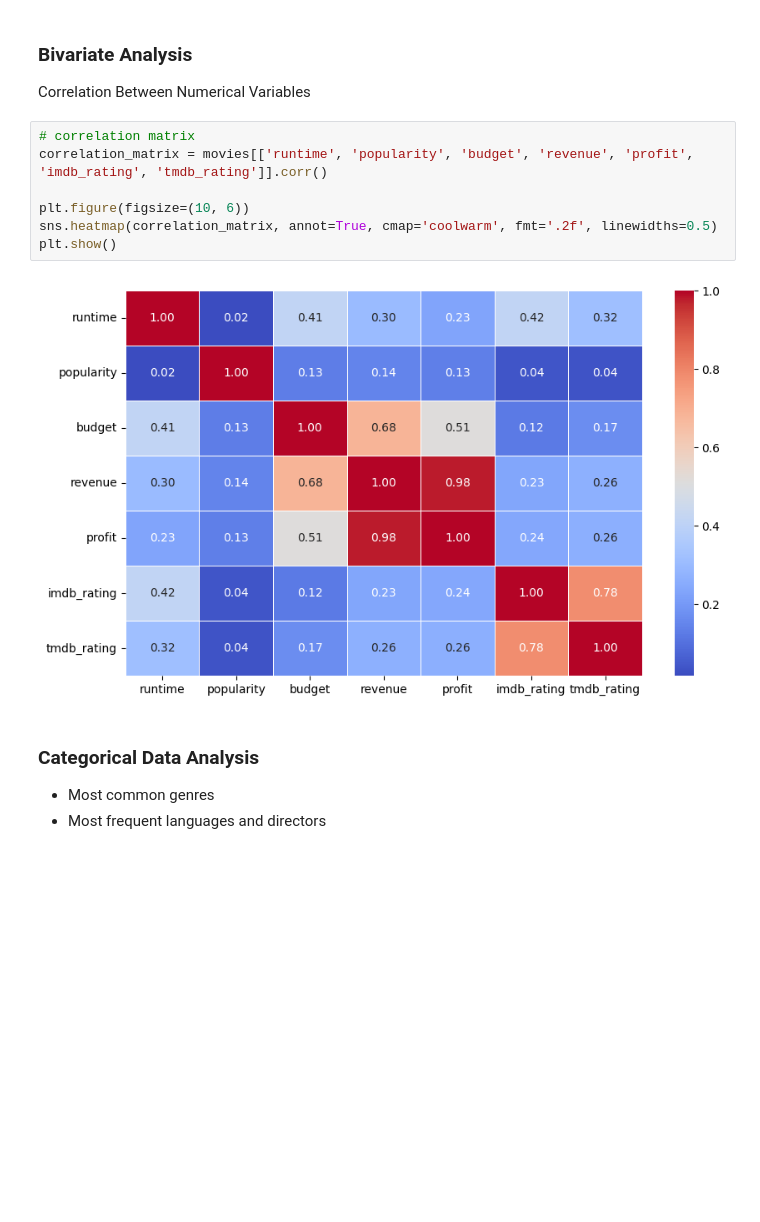
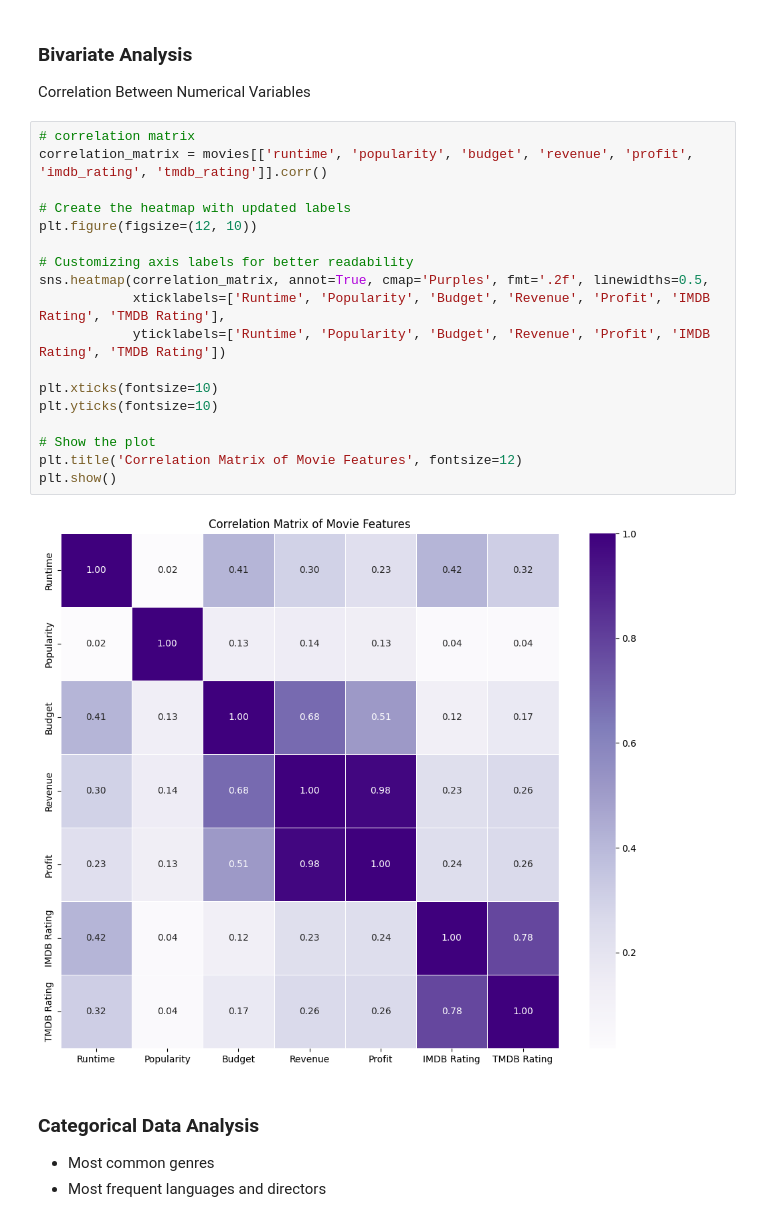
Before and after one commit to bruhu/film-sentiment-analysis, a Jupyter notebook: notebooks/basic_stats.ipynb, the cells around one changed output. Saved outputs shown, nothing was run; the diff lists cells and outputs as text; blank space fills up the shorter version.

Commit message:
clean plot code

```diff
--- a/notebooks/basic_stats.ipynb
+++ b/notebooks/basic_stats.ipynb
@@ -86,12 +86,23 @@ Correlation Between Numerical Variables
 # %%
 # correlation matrix
 correlation_matrix = movies[['runtime', 'popularity', 'budget', 'revenue', 'profit', 'imdb_rating', 'tmdb_rating']].corr()
 
-plt.figure(figsize=(10, 6))
-sns.heatmap(correlation_matrix, annot=True, cmap='coolwarm', fmt='.2f', linewidths=0.5)
+# Create the heatmap with updated labels
+plt.figure(figsize=(12, 10))
+
+# Customizing axis labels for better readability
+sns.heatmap(correlation_matrix, annot=True, cmap='Purples', fmt='.2f', linewidths=0.5,
+            xticklabels=['Runtime', 'Popularity', 'Budget', 'Revenue', 'Profit', 'IMDB Rating', 'TMDB Rating'],
+            yticklabels=['Runtime', 'Popularity', 'Budget', 'Revenue', 'Profit', 'IMDB Rating', 'TMDB Rating'])
+
+plt.xticks(fontsize=10)
+plt.yticks(fontsize=10)
+
+# Show the plot
+plt.title('Correlation Matrix of Movie Features', fontsize=12)
 plt.show()
 # %% [output]
-[figure, old version]
+[figure, new version]
 # %% [markdown]
 ### Categorical Data Analysis
 - Most common genres
```
Also changed, not shown: parts of 4 cells of this notebook.
